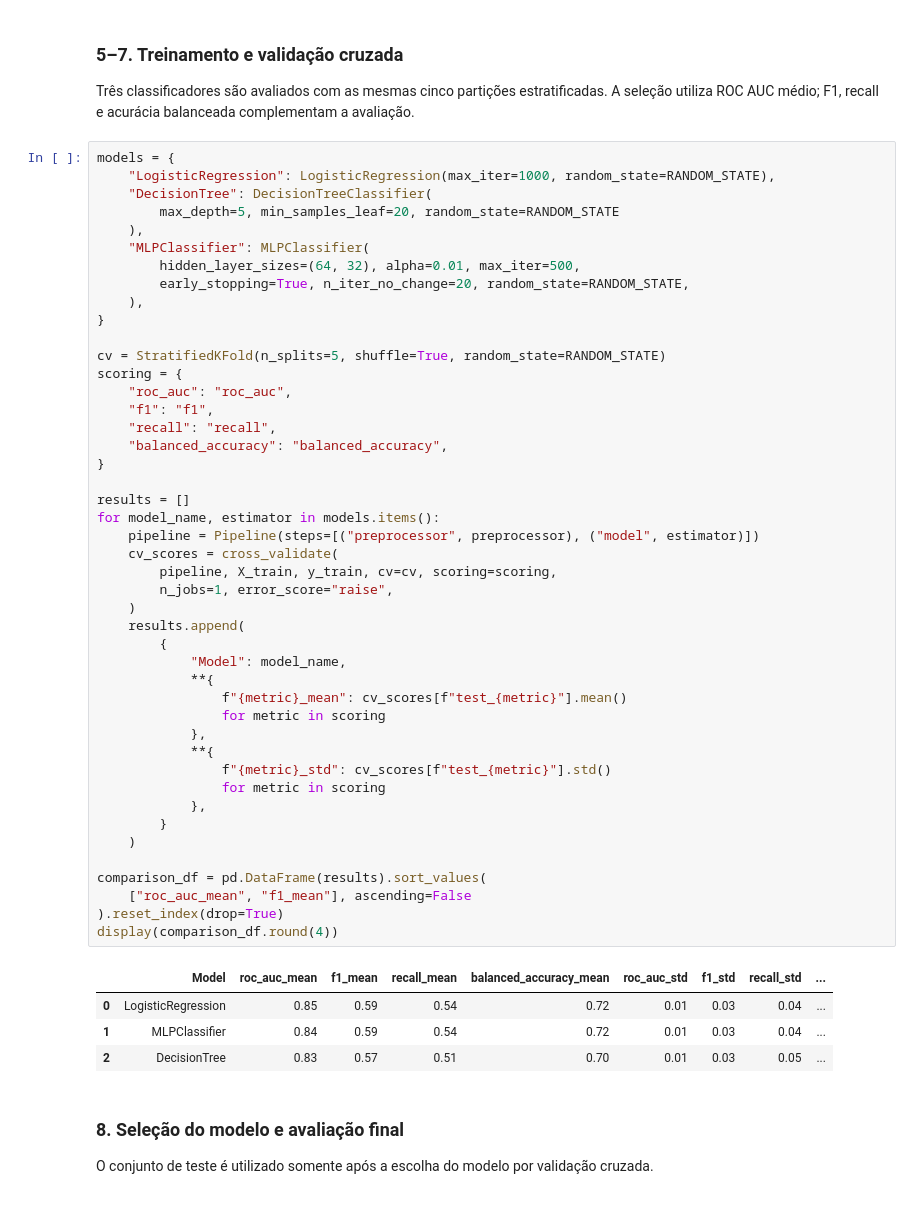
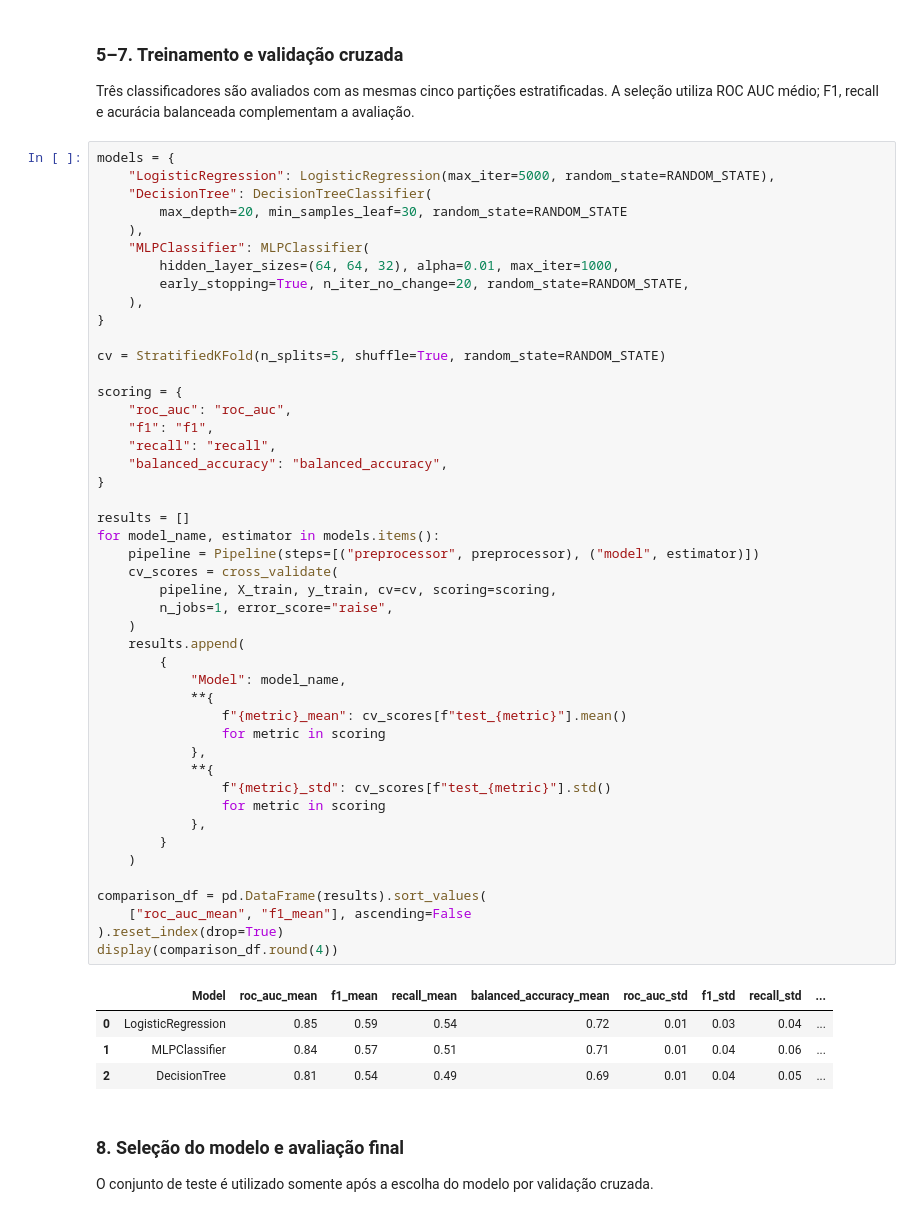
Before and after one commit to GreyCosSil/pos-tech-challenge-fase1, a Jupyter notebook: notebooks/03. models.ipynb, the cells around one changed output. Drawn from its saved outputs; the diff is of its cells as text.

```diff
--- a/notebooks/03. models.ipynb
+++ b/notebooks/03. models.ipynb
@@ -364,17 +364,18 @@ Proporção de Churn=Yes no treino: 26.54%
 Três classificadores são avaliados com as mesmas cinco partições estratificadas. A seleção utiliza ROC AUC médio; F1, recall e acurácia balanceada complementam a avaliação.
 # %%
 models = {
-    "LogisticRegression": LogisticRegression(max_iter=1000, random_state=RANDOM_STATE),
+    "LogisticRegression": LogisticRegression(max_iter=5000, random_state=RANDOM_STATE),
     "DecisionTree": DecisionTreeClassifier(
-        max_depth=5, min_samples_leaf=20, random_state=RANDOM_STATE
+        max_depth=20, min_samples_leaf=30, random_state=RANDOM_STATE
     ),
     "MLPClassifier": MLPClassifier(
-        hidden_layer_sizes=(64, 32), alpha=0.01, max_iter=500,
+        hidden_layer_sizes=(64, 64, 32), alpha=0.01, max_iter=1000,
         early_stopping=True, n_iter_no_change=20, random_state=RANDOM_STATE,
     ),
 }
 
 cv = StratifiedKFold(n_splits=5, shuffle=True, random_state=RANDOM_STATE)
+
 scoring = {
     "roc_auc": "roc_auc",
     "f1": "f1",
@@ -383,35 +384,35 @@ scoring = {
 }
 
 results = []
 for model_name, estimator in models.items():
     pipeline = Pipeline(steps=[("preprocessor", preprocessor), ("model", estimator)])
     cv_scores = cross_validate(
         pipeline, X_train, y_train, cv=cv, scoring=scoring,
         n_jobs=1, error_score="raise",
     )
     results.append(
         {
             "Model": model_name,
             **{
                 f"{metric}_mean": cv_scores[f"test_{metric}"].mean()
                 for metric in scoring
             },
             **{
                 f"{metric}_std": cv_scores[f"test_{metric}"].std()
                 for metric in scoring
             },
         }
     )
 
 comparison_df = pd.DataFrame(results).sort_values(
     ["roc_auc_mean", "f1_mean"], ascending=False
 ).reset_index(drop=True)
 display(comparison_df.round(4))
 # %% [output]
 |  | Model | roc_auc_mean | f1_mean | recall_mean | balanced_accuracy_mean | roc_auc_std | f1_std | recall_std | ... |
 | 0 | LogisticRegression | 0.85 | 0.59 | 0.54 | 0.72 | 0.01 | 0.03 | 0.04 | ... |
-| 1 | MLPClassifier | 0.84 | 0.59 | 0.54 | 0.72 | 0.01 | 0.03 | 0.04 | ... |
-| 2 | DecisionTree | 0.83 | 0.57 | 0.51 | 0.70 | 0.01 | 0.03 | 0.05 | ... |
+| 1 | MLPClassifier | 0.84 | 0.57 | 0.51 | 0.71 | 0.01 | 0.04 | 0.06 | ... |
+| 2 | DecisionTree | 0.81 | 0.54 | 0.49 | 0.69 | 0.01 | 0.04 | 0.05 | ... |
 # %% [markdown]
 ### 8. Seleção do modelo e avaliação final
 
```
Also changed, not shown: parts of 3 cells of this notebook.
